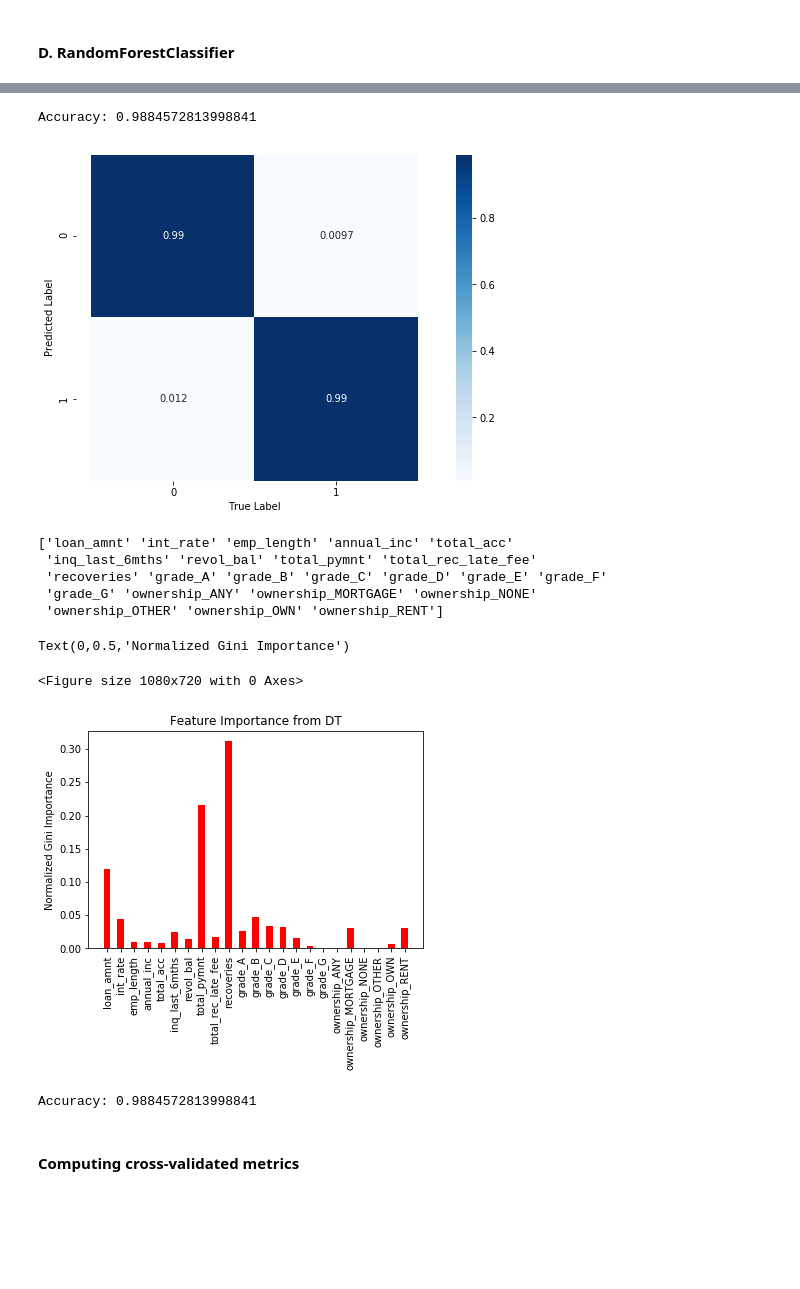
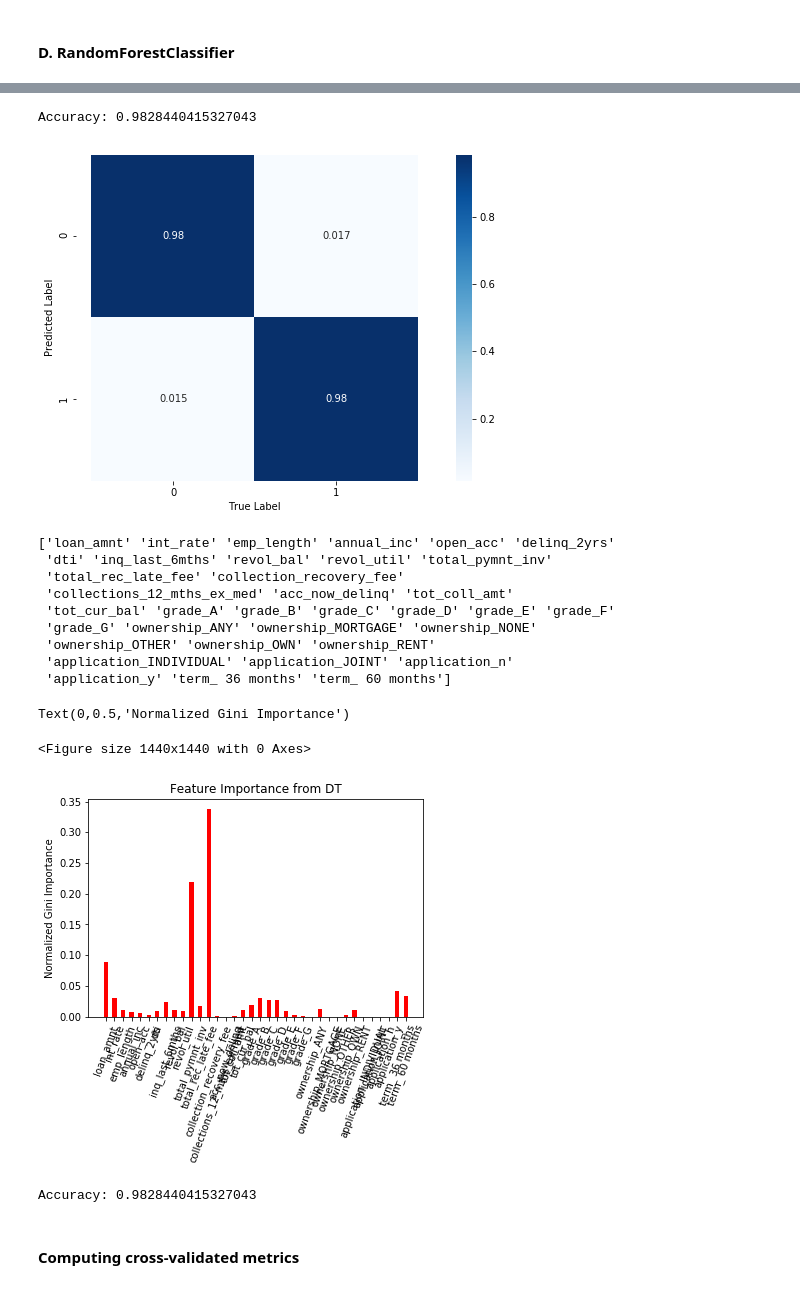
Before and after one commit to Sarita19/loanPrediction, a Jupyter notebook: Loan Default Payments.ipynb, the cells around one changed output, grey strips where cells are left out. Cells and saved outputs as stored; diff of their text form; code cells hidden in the pictures; blank space fills up the shorter version.

```diff
--- a/Loan Default Payments.ipynb
+++ b/Loan Default Payments.ipynb
@@ -170,7 +174,7 @@ df.drop_duplicates(keep='first',inplace=True)
 #### 4.Looking to drop columns which intuitively wont add value to the prediction
 We remove the columns which wont add much information to our predictive modeling
 # %%
-drop_columns=['id','member_id','Unnamed: 0_y','Unnamed: 0','Unnamed: 0_x','zip_code','emp_title','addr_state','earliest_cr_line','issue_d','purpose','collections_12_mths_ex_med','last_credit_pull_d','last_pymnt_d','earliest_cr_line','sub_grade','title','pymnt_plan','application_type','term','dti','revol_util','tot_cur_bal','open_acc','pub_rec','delinq_2yrs','tot_coll_amt','acc_now_delinq']
+drop_columns=['id','member_id','Unnamed: 0_y','Unnamed: 0','Unnamed: 0_x','zip_code','emp_title','addr_state','earliest_cr_line','issue_d','purpose','last_pymnt_d','earliest_cr_line','sub_grade','title','pub_rec','last_credit_pull_d','total_pymnt','recoveries']
 #,'term','dti','emp_length','annual_inc','revol_util','tot_cur_bal','open_acc','pub_rec','delinq_2yrs','tot_coll_amt','acc_now_delinq']
 df.drop(columns=drop_columns,axis=1,inplace=True)
 # %% [markdown]
@@ -202,6 +206,10 @@ df.emp_length.fillna(0,inplace=True)
 df.annual_inc.fillna(df.annual_inc.mean(),inplace=True)
 df.inq_last_6mths.fillna(0,inplace=True)
 df.total_acc.fillna(0,inplace=True)
+df.tot_coll_amt.fillna(0,inplace=True)
+df.tot_cur_bal.fillna(0,inplace=True)
+df.collections_12_mths_ex_med.fillna(0,inplace=True)
+df.revol_util.fillna(0,inplace=True)
 # %% [markdown]
 Removing the word "months" from the data
 # %%
@@ -387,7 +431,7 @@ From the above heatmap we can conclude following things:
 #### 6.Checking the loan status as dependent variable
 # %%
 df_loanstatus_sliced= df[(df['loan_status']=="Fully Paid") | (df['loan_status']=="Charged Off")]
-di = {"Fully Paid":0, "Charged Off":1}   #converting target variable to boolean
+di = {"Fully Paid":1, "Charged Off":0}   #converting target variable to boolean
 df= df_loanstatus_sliced.replace({"loan_status": di})
 # %%
 plt.figure(figsize=(5,5))
@@ -463,9 +529,15 @@ We use one-hot encoding as it a very straight forward one-step procedure to get
 df_string = df.select_dtypes(include ='object')
 dummy_grade=pd.get_dummies(df["grade"], prefix="grade")
 dummy_ownership=pd.get_dummies(df["home_ownership"], prefix="ownership")
+dummy_application_type=pd.get_dummies(df["application_type"], prefix="application")
+dummy_pymnt_plan=pd.get_dummies(df["pymnt_plan"], prefix="application")
+dummy_pymnt_term=pd.get_dummies(df["term"], prefix="term")
 df=df.join(dummy_grade.iloc[:,:])
 df=df.join(dummy_ownership.iloc[:,:])
-df.drop(columns={'grade','home_ownership'},inplace=True )
+df=df.join(dummy_application_type.iloc[:,:])
+df=df.join(dummy_pymnt_plan.iloc[:,:])
+df=df.join(dummy_pymnt_term.iloc[:,:])
+df.drop(columns={'grade','home_ownership','application_type','pymnt_plan','term'},inplace=True )
 # %%
 df[['grade_A','grade_B','grade_C']].head(3)
 # %% [output]
@@ -608,28 +704,32 @@ CM = confusion_matrix(y_pred=Y_pred_test, y_true=Y_test)
 CMatrix(CM)
 print("Accuracy:",metrics.accuracy_score(Y_test, y_pred=Y_pred_test))
 # %% [output]
-Accuracy: 0.9884572813998841
+Accuracy: 0.9828440415327043
 [figure]
 # %%
-plt.figure(figsize = [15, 10])
+plt.figure(figsize = [20, 20])
 fig, ax = plt.subplots()
 width=0.5
 features=X_dup.columns
 print(X_dup.columns.values)
 ax.bar(features, clf.feature_importances_, width, color='r')
 ax.set_xticks(np.arange(len(clf.feature_importances_)))
-ax.set_xticklabels(X_dup.columns.values,rotation=90)
+ax.set_xticklabels(X_dup.columns.values,rotation=70)
 plt.title('Feature Importance from DT')
 ax.set_ylabel('Normalized Gini Importance')
 # %% [output]
-['loan_amnt' 'int_rate' 'emp_length' 'annual_inc' 'total_acc'
- 'inq_last_6mths' 'revol_bal' 'total_pymnt' 'total_rec_late_fee'
- 'recoveries' 'grade_A' 'grade_B' 'grade_C' 'grade_D' 'grade_E' 'grade_F'
+['loan_amnt' 'int_rate' 'emp_length' 'annual_inc' 'open_acc' 'delinq_2yrs'
+ 'dti' 'inq_last_6mths' 'revol_bal' 'revol_util' 'total_pymnt_inv'
+ 'total_rec_late_fee' 'collection_recovery_fee'
+ 'collections_12_mths_ex_med' 'acc_now_delinq' 'tot_coll_amt'
+ 'tot_cur_bal' 'grade_A' 'grade_B' 'grade_C' 'grade_D' 'grade_E' 'grade_F'
  'grade_G' 'ownership_ANY' 'ownership_MORTGAGE' 'ownership_NONE'
- 'ownership_OTHER' 'ownership_OWN' 'ownership_RENT']
+ 'ownership_OTHER' 'ownership_OWN' 'ownership_RENT'
+ 'application_INDIVIDUAL' 'application_JOINT' 'application_n'
+ 'application_y' 'term_ 36 months' 'term_ 60 months']
 Text(0,0.5,'Normalized Gini Importance')
-<Figure size 1080x720 with 0 Axes>
+<Figure size 1440x1440 with 0 Axes>
-[figure, old version]
+[figure, new version]
 # %%
 
 # prediction on test set
@@ -640,7 +740,7 @@ from sklearn import metrics
 # Model Accuracy, how often is the classifier correct?
 print("Accuracy:",metrics.accuracy_score(Y_test, y_pred))
 # %% [output]
-Accuracy: 0.9884572813998841
+Accuracy: 0.9828440415327043
 # %% [markdown]
 #### Computing cross-validated metrics
 # %%
```
Also changed, not shown: parts of 26 cells of this notebook.
